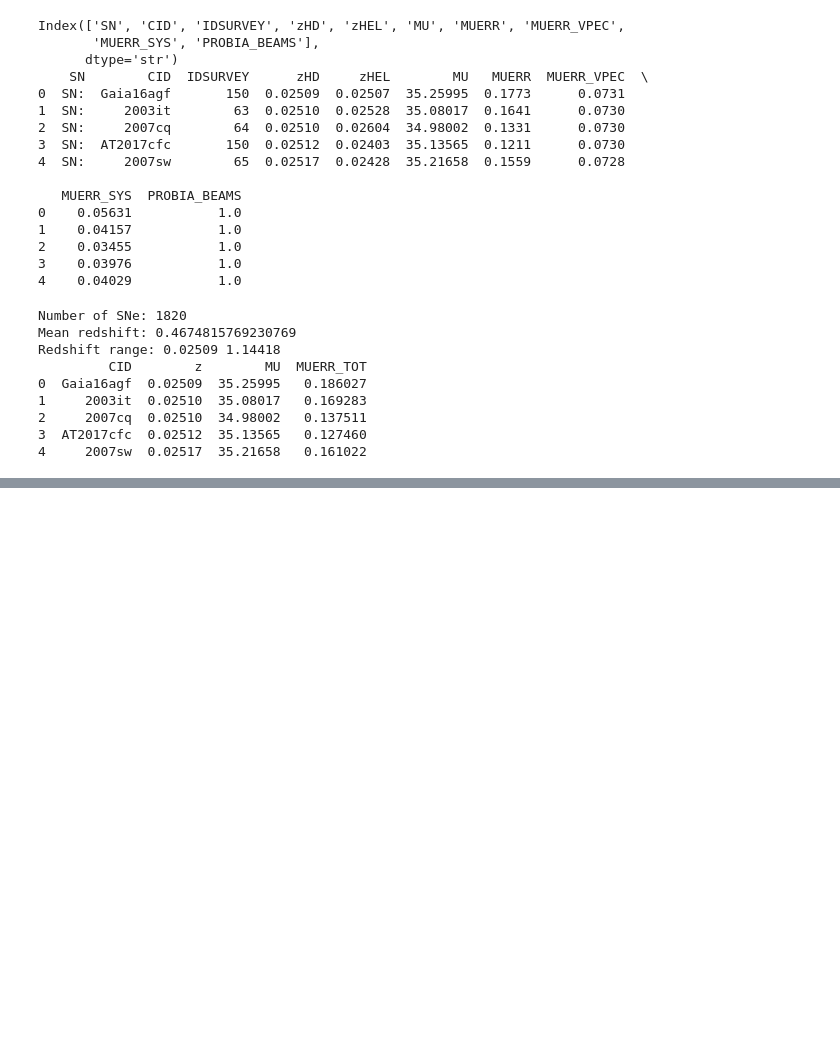
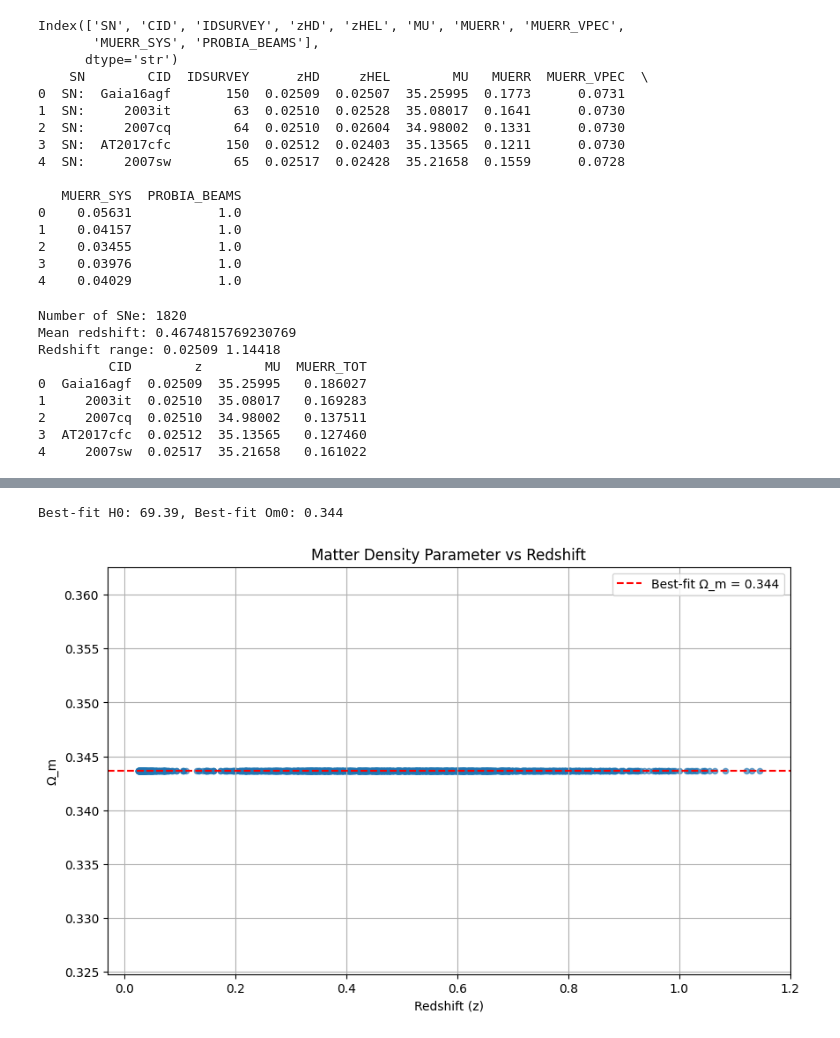
Before and after one commit to ShBrady/MSc-Thesis, a Jupyter notebook: CODE.ipynb, the cells around one changed output, grey strips where cells are left out. Cells and saved outputs as stored; diff of their text form; code cells hidden in the pictures; blank space fills up the shorter version.

```diff
--- a/CODE.ipynb
+++ b/CODE.ipynb
@@ -75,0 +110,31 @@ plt.show()
+# %%
+def fitting_function(params, z, mu_obs, mu_err):
+    H0 = params[0]
+    Om0 = params[1]
+    cosmo_model = FlatLambdaCDM(H0=H0, Om0=Om0)
+    d_L = cosmo_model.luminosity_distance(z).value  # in Mpc
+    mu_model = 5 * np.log10(d_L) + 25
+    chi2 = np.sum(((mu_obs - mu_model) / mu_err) ** 2)
+    return chi2
+
+initial_params = [70, 0.3]  # Initial guess for H0 and Om0
+result = minimize(fitting_function, initial_params, args=(cosmo_clean["z"].values, cosmo_clean["MU"].values, cosmo_clean["MUERR_TOT"].values), bounds=((50, 90), (0.1, 0.5)))
+best_H0, best_Om0 = result.x
+print(f"Best-fit H0: {best_H0:.2f}, Best-fit Om0: {best_Om0:.3f}")
+
+# Plot Omega_m vs redshift for cosmo_clean
+z_values = cosmo_clean["z"].values
+cosmo_model = FlatLambdaCDM(H0=best_H0, Om0=best_Om0)
+
+plt.figure(figsize=(10, 6))
+plt.scatter(z_values, [best_Om0] * len(z_values), alpha=0.6, s=20)
+plt.axhline(y=best_Om0, color='r', linestyle='--', label=f'Best-fit Ω_m = {best_Om0:.3f}')
+plt.xlabel('Redshift (z)')
+plt.ylabel('Ω_m')
+plt.title('Matter Density Parameter vs Redshift')
+plt.legend()
+plt.grid()
+plt.show()
+# %% [output]
+Best-fit H0: 69.39, Best-fit Om0: 0.344
+[figure, added]
```
Also changed, not shown: parts of 5 cells of this notebook.
